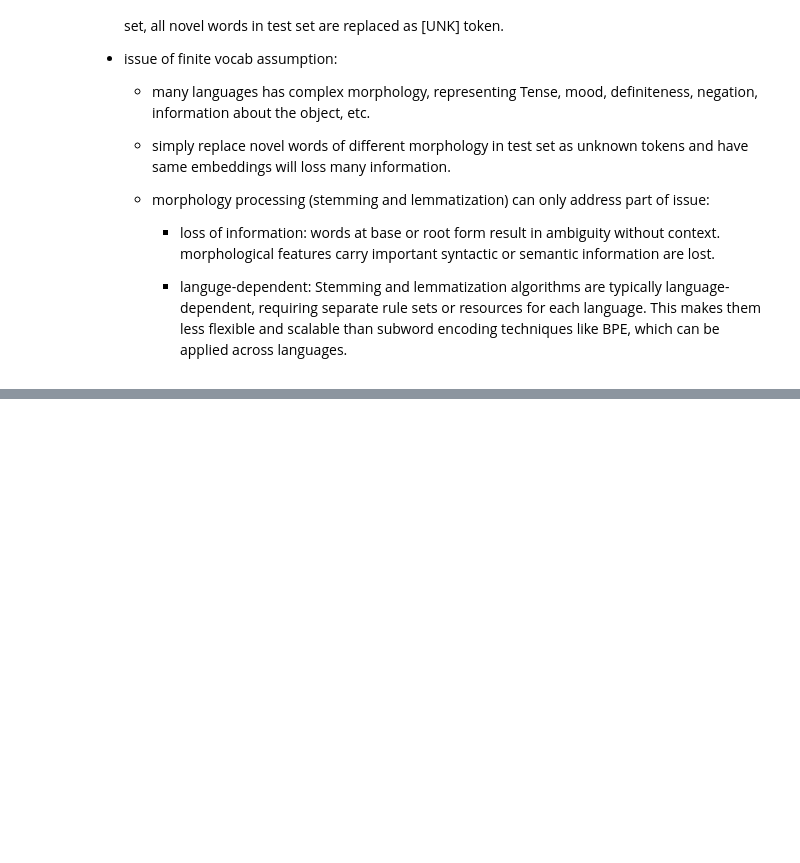
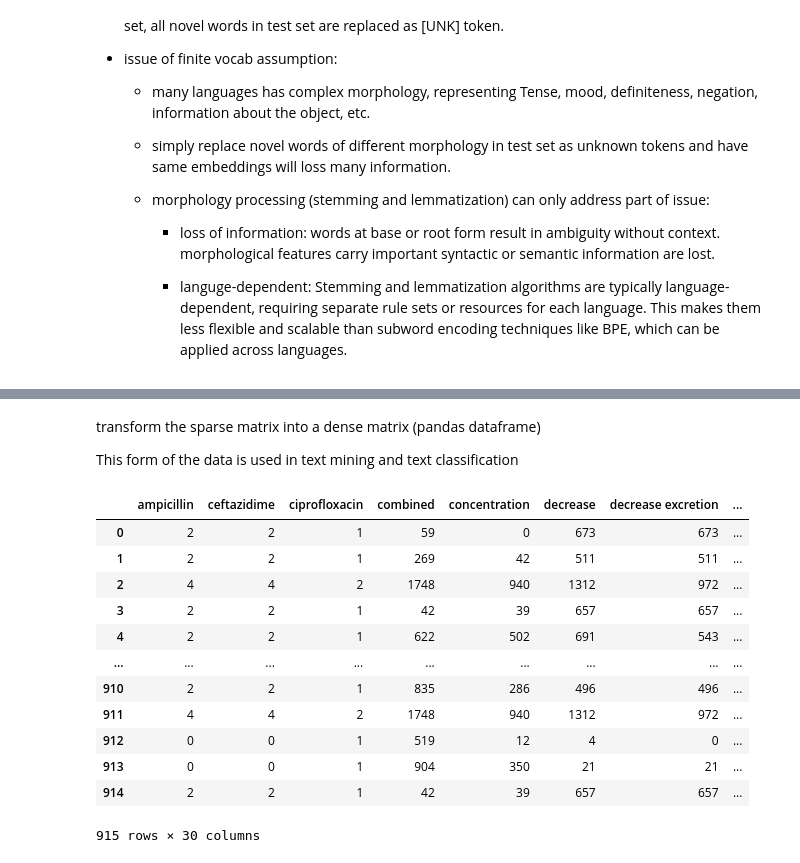
Before and after one commit to Flora-love-cat/CPSC557_NLP, a Jupyter notebook: notes/6textPreprocessing.ipynb, the cells around one changed output, grey strips where cells are left out. Cells and saved outputs as stored; diff of their text form; code cells hidden in the pictures; blank space fills up the shorter version.

```diff
--- a/notes/6textPreprocessing.ipynb
+++ b/notes/6textPreprocessing.ipynb
@@ -101,0 +580,5 @@ To perform sentence boundary recognition, various features can be used, includin
+# %%
+# `text` is a pd.series that conatins all the documents.
+text = Edata['ab_interactions']
+
+text
@@ -101,0 +600,10 @@ To perform sentence boundary recognition, various features can be used, includin
+# %%
+# define model
+tf_vectorizer = CountVectorizer(max_features=30,
+                                ngram_range=(1, 2),
+                                stop_words='english' )
+
+# apply the vectorizer to the docs
+tf = tf_vectorizer.fit_transform(text)
+# Learn the vocabulary dictionary and return term-document matrix.
+# This is equivalent to fit followed by transform, but more efficiently implemented
@@ -101,0 +655,21 @@ To perform sentence boundary recognition, various features can be used, includin
+# %% [markdown]
+transform the sparse matrix into a dense matrix (pandas dataframe)
+
+This form of the data is used in text mining and text classification
+# %%
+
+pd.DataFrame(tf.todense(),columns=tf_vectorizer.get_feature_names_out())
+# %% [output]
+|  | ampicillin | ceftazidime | ciprofloxacin | combined | concentration | decrease | decrease excretion | ... |
+| 0 | 2 | 2 | 1 | 59 | 0 | 673 | 673 | ... |
+| 1 | 2 | 2 | 1 | 269 | 42 | 511 | 511 | ... |
+| 2 | 4 | 4 | 2 | 1748 | 940 | 1312 | 972 | ... |
+| 3 | 2 | 2 | 1 | 42 | 39 | 657 | 657 | ... |
+| 4 | 2 | 2 | 1 | 622 | 502 | 691 | 543 | ... |
+| ... | ... | ... | ... | ... | ... | ... | ... | ... |
+| 910 | 2 | 2 | 1 | 835 | 286 | 496 | 496 | ... |
+| 911 | 4 | 4 | 2 | 1748 | 940 | 1312 | 972 | ... |
+| 912 | 0 | 0 | 1 | 519 | 12 | 4 | 0 | ... |
+| 913 | 0 | 0 | 1 | 904 | 350 | 21 | 21 | ... |
+| 914 | 2 | 2 | 1 | 42 | 39 | 657 | 657 | ... |
+915 rows × 30 columns
```
Also changed, not shown: parts of 56 cells of this notebook, 4 other files.
